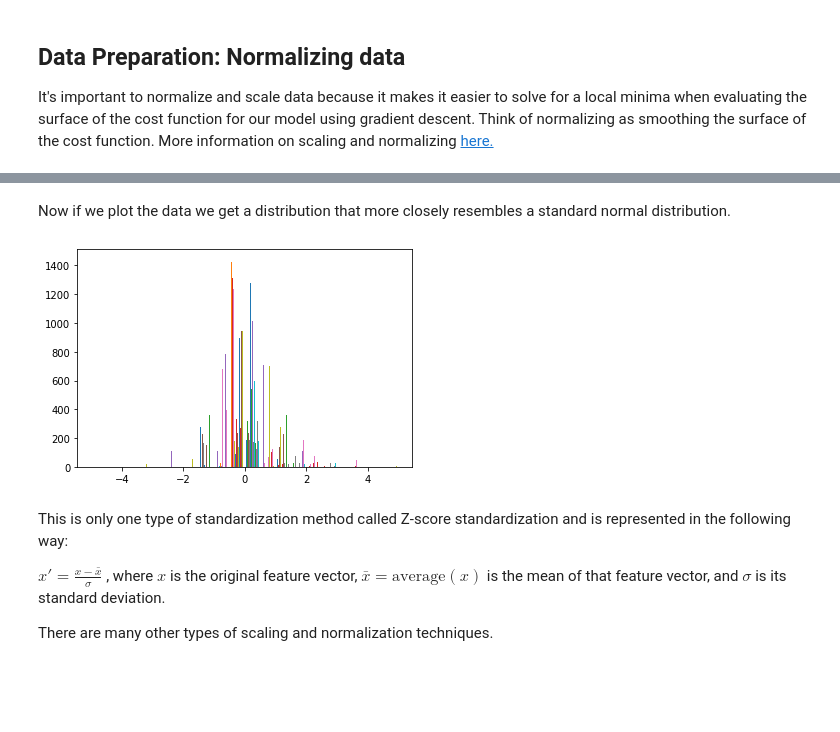
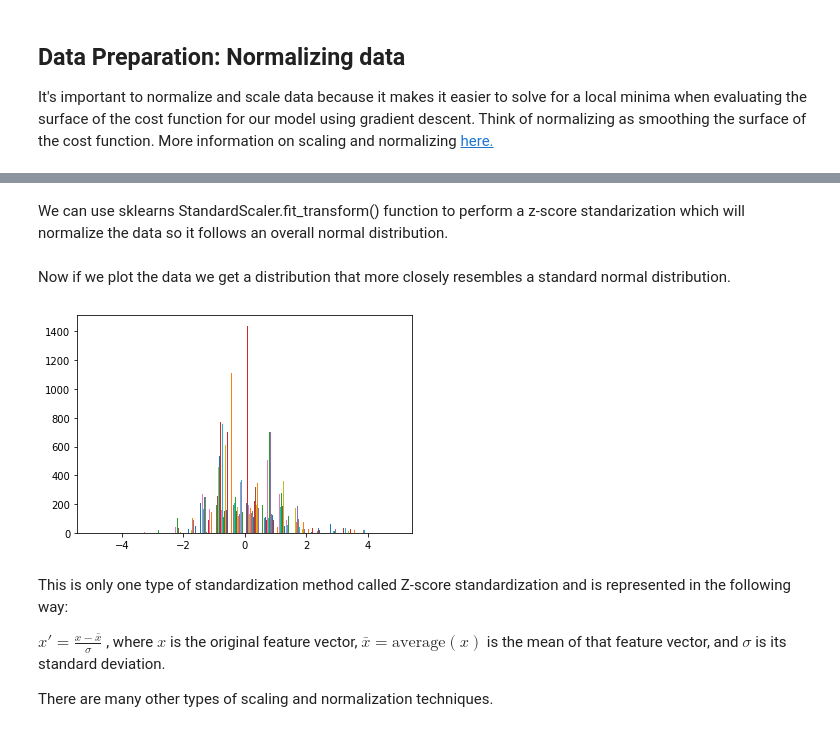
Before and after one commit to NCAR/ai4essportal, a Jupyter notebook: NB1_data_exploration.ipynb, the cells around one changed output, grey strips where cells are left out. Drawn from its saved outputs; the diff is of its cells as text; code cells hidden in the pictures; blank space fills up the shorter version.

```diff
--- a/NB1_data_exploration.ipynb
+++ b/NB1_data_exploration.ipynb
@@ -66 +71,3 @@ We can so far see that there are 133 features in this matrix of data, there are
+# %%
+dataFrame = dataFrame[dataFrame.columns[0:35]]
 # %% [markdown]
@@ -92,17 +147,13 @@ You can see from the histogram that the data is not well distributed and the var
+# %% [markdown]
+We can use sklearns StandardScaler.fit_transform() function to perform a z-score standarization which will normalize the data so it follows an overall normal distribution.
 # %%
-scaler = StandardScaler()
-
-# Computed mean and standard deviation for each column
-scaler  = scaler.fit(sampled_data)
-
-# Applies a standarization to each column of data for the matrix shaped n_samples by n_features
-sampled_data_scaled = scaler.transform(sampled_data)
+dataFrame_standardized = StandardScaler().fit_transform(dataFrame)
 # %% [markdown]
 Now if we plot the data we get a distribution that more closely resembles a standard normal distribution.
 # %%
-_ = plt.hist(sampled_data_scaled, bins = 20, range = [-5,5])
+_ = plt.hist(dataFrame_standardized, bins = 20, range = [-5,5])
 # %% [output]
-[figure, old version]
+[figure, new version]
 # %% [markdown]
 This is only one type of standardization method called Z-score standardization and is represented in the following way:
 
```
Also changed, not shown: parts of 48 cells of this notebook, 1 other file.
